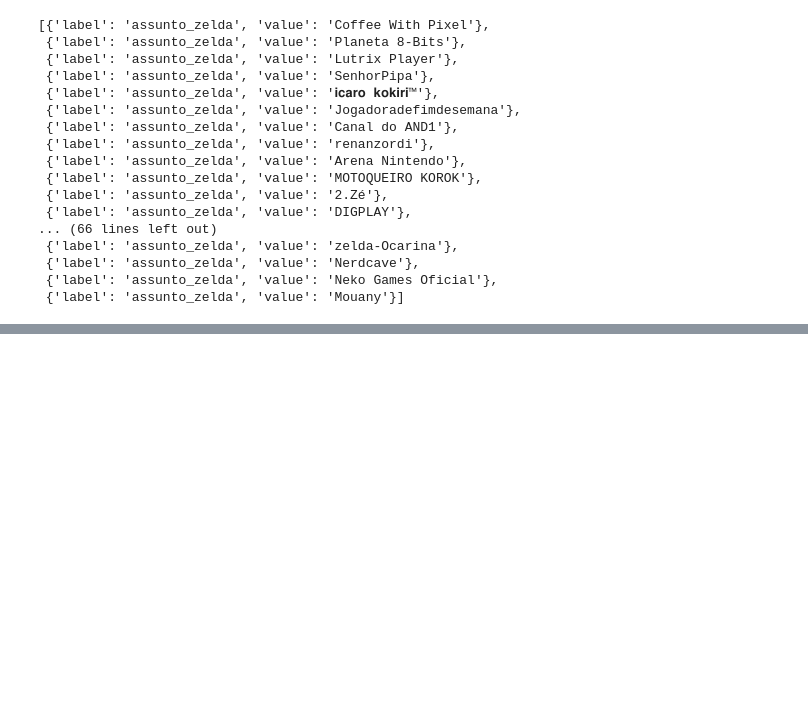
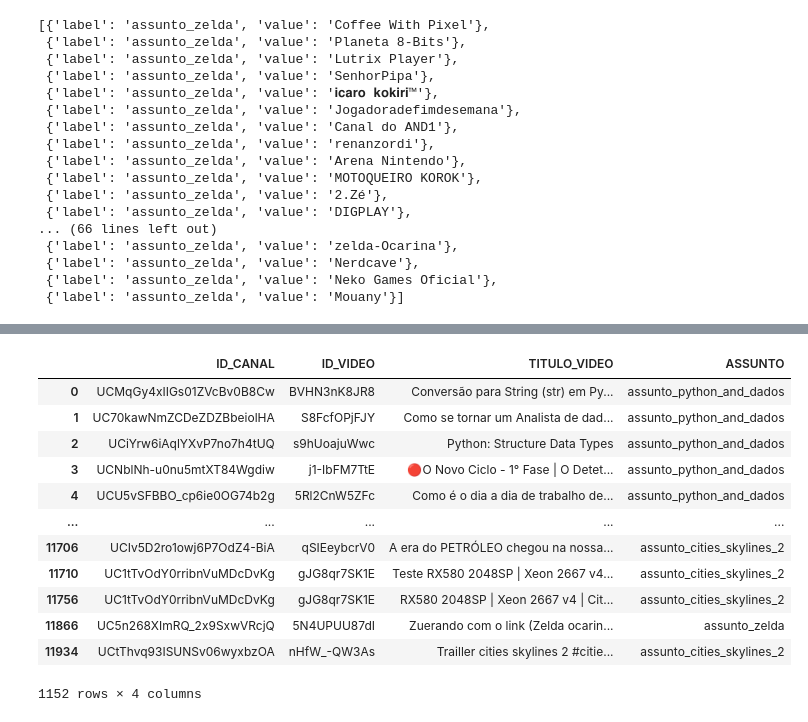
Before and after one commit to rodrigorocha1/analise_dados_youtube, a Jupyter notebook: notebooks_v2/depara.ipynb, the cells around one changed output, grey strips where cells are left out. Drawn from its saved outputs; the diff is of its cells as text; code cells hidden in the pictures; blank space fills up the shorter version.

Commit message:
correção depara

```diff
--- a/notebooks_v2/depara.ipynb
+++ b/notebooks_v2/depara.ipynb
@@ -6,3 +7,3 @@ import pickle
 # %%
-base_assunto_canal = pd.read_parquet('../dados/ouro/dados_tratado_estatisticas_gerais.parquet')
+base_assunto_canal_orig = pd.read_parquet('../dados/ouro/dados_tratado_estatisticas_gerais.parquet')
 # %%
@@ -131,0 +170,2 @@ gravar_pkl(nm_arq='inputs_assunto_canal_rev', var=dic_inputs_assunto_revelado)
+# %%
+base_depara_canal_video = base_assunto_canal_orig.copy()
@@ -131,0 +182,3 @@ gravar_pkl(nm_arq='inputs_assunto_canal_rev', var=dic_inputs_assunto_revelado)
+# %%
+base_depara_canal_video = base_depara_canal_video[['ID_CANAL', 'ID_VIDEO', 'TITULO_VIDEO', 'ASSUNTO']]
+base_depara_canal_video
@@ -131,0 +199,17 @@ gravar_pkl(nm_arq='inputs_assunto_canal_rev', var=dic_inputs_assunto_revelado)
+# %%
+base_depara_canal_video.drop_duplicates(inplace=True)
+base_depara_canal_video
+# %% [output]
+|  | ID_CANAL | ID_VIDEO | TITULO_VIDEO | ASSUNTO |
+| 0 | UCMqGy4xIIGs01ZVcBv0B8Cw | BVHN3nK8JR8 | Conversão para String (str) em Py... | assunto_python_and_dados |
+| 1 | UC70kawNmZCDeZDZBbeiolHA | S8FcfOPjFJY | Como se tornar um Analista de dad... | assunto_python_and_dados |
+| 2 | UCiYrw6iAqlYXvP7no7h4tUQ | s9hUoajuWwc | Python: Structure Data Types | assunto_python_and_dados |
+| 3 | UCNblNh-u0nu5mtXT84Wgdiw | j1-IbFM7TtE | 🔴O Novo Ciclo - 1° Fase | O Detet... | assunto_python_and_dados |
+| 4 | UCU5vSFBBO_cp6ie0OG74b2g | 5Rl2CnW5ZFc | Como é o dia a dia de trabalho de... | assunto_python_and_dados |
+| ... | ... | ... | ... | ... |
+| 11706 | UCIv5D2ro1owj6P7OdZ4-BiA | qSIEeybcrV0 | A era do PETRÓLEO chegou na nossa... | assunto_cities_skylines_2 |
+| 11710 | UC1tTvOdY0rribnVuMDcDvKg | gJG8qr7SK1E | Teste RX580 2048SP | Xeon 2667 v4... | assunto_cities_skylines_2 |
+| 11756 | UC1tTvOdY0rribnVuMDcDvKg | gJG8qr7SK1E | RX580 2048SP | Xeon 2667 v4 | Cit... | assunto_cities_skylines_2 |
+| 11866 | UC5n268XImRQ_2x9SxwVRcjQ | 5N4UPUU87dI | Zuerando com o link (Zelda ocarin... | assunto_zelda |
+| 11934 | UCtThvq93ISUNSv06wyxbzOA | nHfW_-QW3As | Trailler cities skylines 2 #citie... | assunto_cities_skylines_2 |
+1152 rows × 4 columns
```
Also changed, not shown: parts of 14 cells of this notebook, 2 other files.
